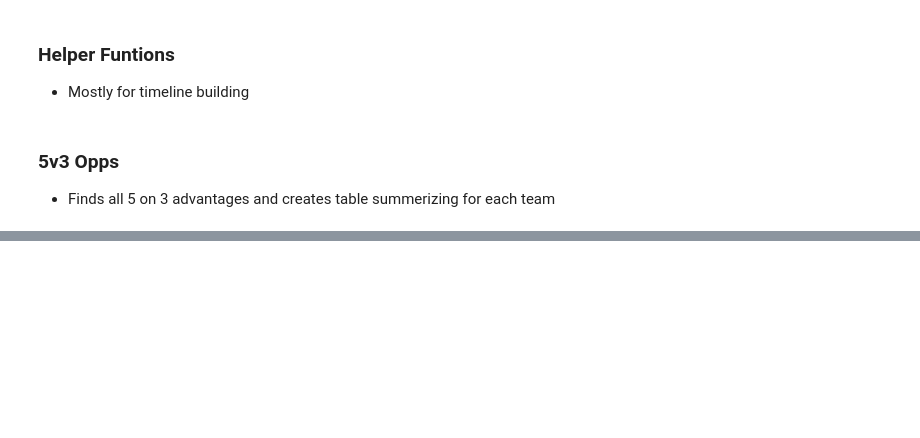
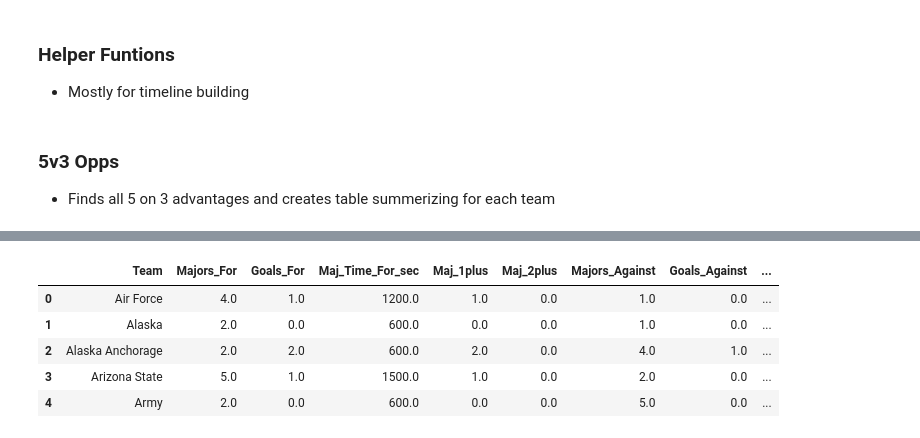
Before and after one commit to JSmith1826/college_hockey_2526, a Jupyter notebook: workbook/visualization_scripts/data_pipeline_workbook.ipynb, the cells around one changed output, grey strips where cells are left out. Saved outputs shown, nothing was run; the diff lists cells and outputs as text; code cells hidden in the pictures; blank space fills up the shorter version.

```diff
--- a/workbook/visualization_scripts/data_pipeline_workbook.ipynb
+++ b/workbook/visualization_scripts/data_pipeline_workbook.ipynb
@@ -1042,0 +1460,79 @@ def simulate_strength_game(game_id, home, away, pen_g, goals_g, include_ot=True)
+# %%
+# ============================================================
+# TEAM MAJOR PENALTY SUMMARY TABLE (from maj_out)
+# ============================================================
+
+maj = maj_out.copy()
+
+# numeric safety for core columns
+maj["GF_window"] = pd.to_numeric(maj["GF_window"], errors="coerce").fillna(0)
+maj["GA_window"] = pd.to_numeric(maj["GA_window"], errors="coerce").fillna(0)
+
+# Convert booleans to integers explicitly (IMPORTANT)
+maj["Scored_on_major"] = maj["Scored_on_major"].astype(int)
+maj["Allowed_SH_on_major"] = maj["Allowed_SH_on_major"].astype(int)
+
+
+# duration (seconds) derived safely
+maj["start_sec"] = pd.to_numeric(maj["start_sec"], errors="coerce")
+maj["end_sec"] = pd.to_numeric(maj["end_sec"], errors="coerce")
+maj["Major_Duration_sec"] = (maj["end_sec"] - maj["start_sec"]).fillna(0)
+
+# numeric safety for core columns
+for c in ["GF_window", "GA_window", "Scored_on_major", "Allowed_SH_on_major"]:
+    maj[c] = pd.to_numeric(maj[c], errors="coerce").fillna(0)
+
+# ----------------------------
+# FOR (team on major PP)
+# ----------------------------
+major_for = (
+    maj.groupby("pp_team")
+    .agg(
+        Majors_For=("major_id", "count"),
+        Goals_For=("GF_window", "sum"),
+        Maj_Time_For_sec=("Major_Duration_sec", "sum"),
+        Maj_1plus=("Scored_on_major", "sum"),  # assumes 0/1
+        Maj_2plus=("GF_window", lambda x: (x >= 2).sum()),
+    )
+    .reset_index()
+    .rename(columns={"pp_team": "Team"})
+)
+
+# ----------------------------
+# AGAINST (team killing major)
+# ----------------------------
+major_against = (
+    maj.groupby("pen_team")
+    .agg(
+        Majors_Against=("major_id", "count"),
+        Goals_Against=("GA_window", "sum"),
+        Maj_Time_Against_sec=("Major_Duration_sec", "sum"),
+        Maj_Allow1=("Allowed_SH_on_major", "sum"),  # assumes 0/1
+    )
+    .reset_index()
+    .rename(columns={"pen_team": "Team"})
+)
+
+team_major_summary = major_for.merge(major_against, on="Team", how="outer").fillna(0)
+
+# derived metrics (guard divide-by-zero)
+team_major_summary["GF_per_major"] = team_major_summary["Goals_For"] / team_major_summary["Majors_For"].replace(0, np.nan)
+team_major_summary["GA_per_major"] = team_major_summary["Goals_Against"] / team_major_summary["Majors_Against"].replace(0, np.nan)
+
+team_major_summary["Major_GF60"] = team_major_summary["Goals_For"] / (team_major_summary["Maj_Time_For_sec"] / 3600).replace(0, np.nan)
+team_major_summary["Major_GA60"] = team_major_summary["Goals_Against"] / (team_major_summary["Maj_Time_Against_sec"] / 3600).replace(0, np.nan)
+
+team_major_summary["Major_ScoreRate"] = team_major_summary["Maj_1plus"] / team_major_summary["Majors_For"].replace(0, np.nan)
+team_major_summary["Major_MultiGoalRate"] = team_major_summary["Maj_2plus"] / team_major_summary["Majors_For"].replace(0, np.nan)
+team_major_summary["Major_SurvivalRate"] = 1 - (team_major_summary["Maj_Allow1"] / team_major_summary["Majors_Against"].replace(0, np.nan))
+
+team_major_summary = team_major_summary.fillna(0)
+
+team_major_summary.head()
+# %% [output]
+|  | Team | Majors_For | Goals_For | Maj_Time_For_sec | Maj_1plus | Maj_2plus | Majors_Against | Goals_Against | ... |
+| 0 | Air Force | 4.0 | 1.0 | 1200.0 | 1.0 | 0.0 | 1.0 | 0.0 | ... |
+| 1 | Alaska | 2.0 | 0.0 | 600.0 | 0.0 | 0.0 | 1.0 | 0.0 | ... |
+| 2 | Alaska Anchorage | 2.0 | 2.0 | 600.0 | 2.0 | 0.0 | 4.0 | 1.0 | ... |
+| 3 | Arizona State | 5.0 | 1.0 | 1500.0 | 1.0 | 0.0 | 2.0 | 0.0 | ... |
+| 4 | Army | 2.0 | 0.0 | 600.0 | 0.0 | 0.0 | 5.0 | 0.0 | ... |
```
Also changed, not shown: parts of 6 cells of this notebook, 3 other files.
